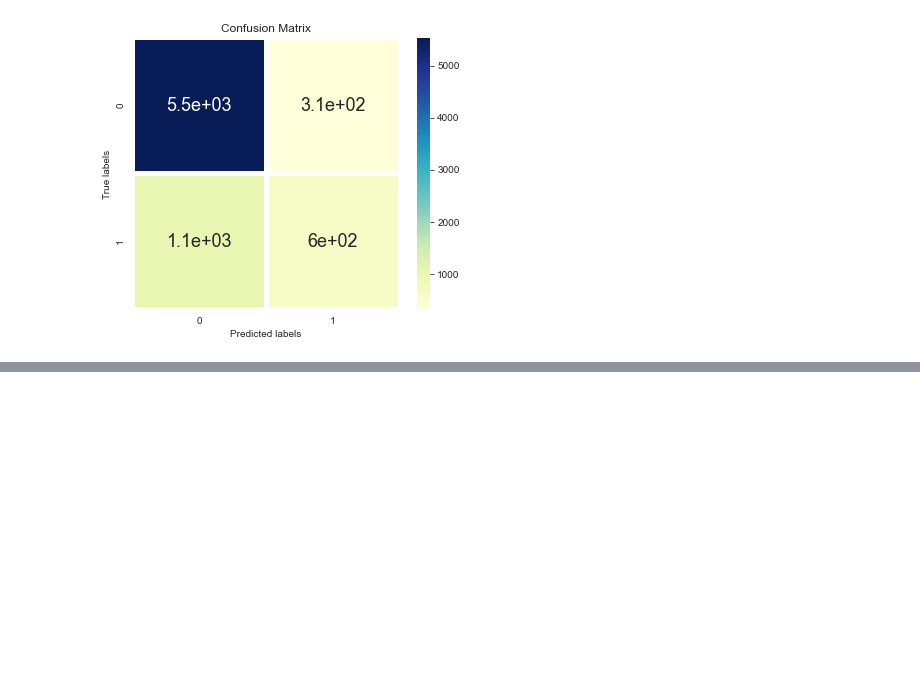
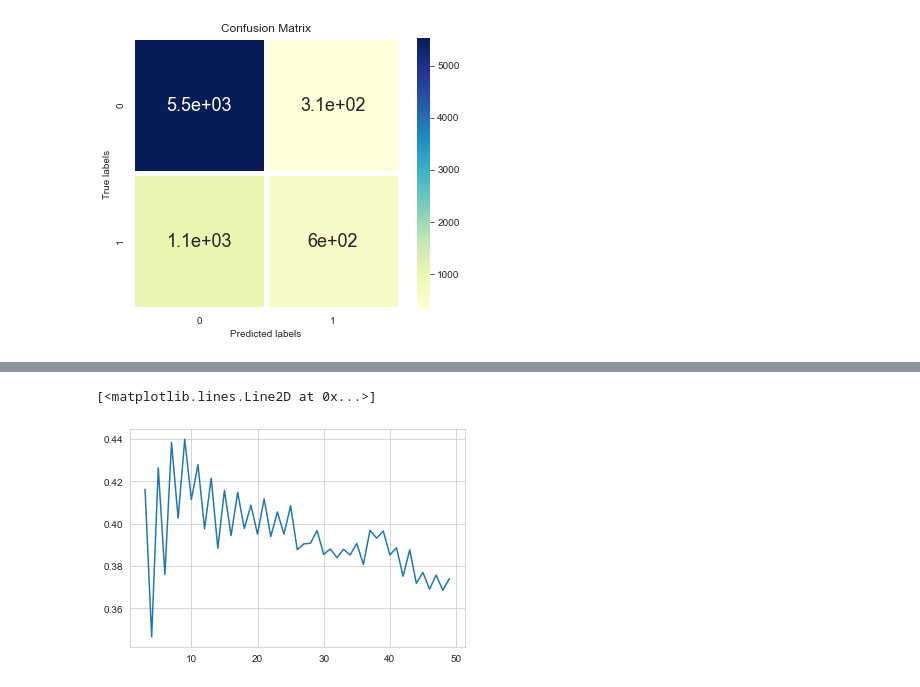
Before and after one commit to francescodisalvo05/credit-card-default, a Jupyter notebook: notebooks/Preprocessing+Models+Charts.ipynb, the cells around one changed output, grey strips where cells are left out. Drawn from its saved outputs; the diff is of its cells as text; code cells hidden in the pictures; blank space fills up the shorter version.

```diff
--- a/notebooks/Preprocessing+Models+Charts.ipynb
+++ b/notebooks/Preprocessing+Models+Charts.ipynb
@@ -315,0 +358,20 @@ Pipeline(steps=[('standardscaler', StandardScaler()),
+# %%
+# choose the value of K
+
+k_list = [i for i in range(3,50)]
+f1_list = []
+
+X_filt, y_filt = drop_correlated_data(df)
+X_train, X_test, y_train, y_test = split_data(X_filt, y_filt, 42)
+
+for k in k_list:
+    neigh = KNeighborsClassifier(n_neighbors=k)
+    neigh.fit(X_train, y_train)
+    y_pred = neigh.predict(X_test)
+    f1_list.append(f1_score(y_test,y_pred))
+
+
+plt.plot(k_list,f1_list)
+# %% [output]
+[<matplotlib.lines.Line2D at 0x...>]
+[figure, added]
```
Also changed, not shown: parts of 19 cells of this notebook.
